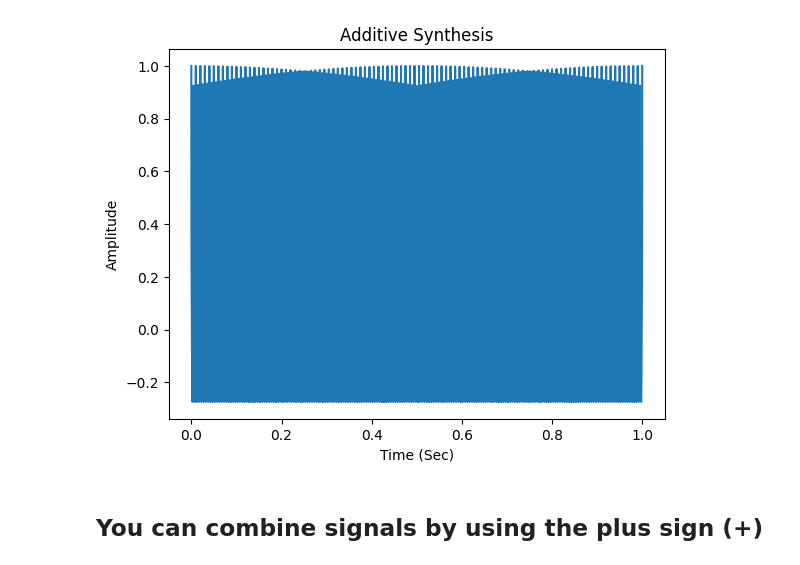
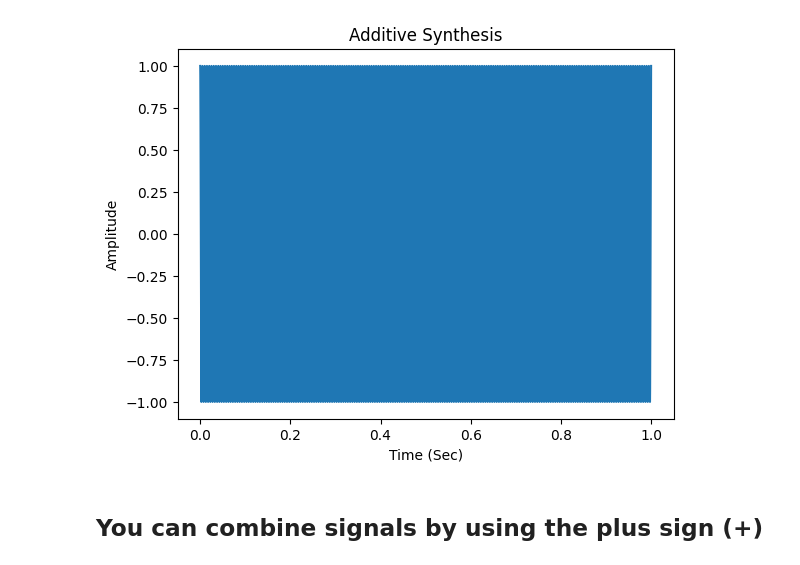
Before and after one commit to jcdevaney/musicComputing2026, a Jupyter notebook: week6/additiveSynthesis.ipynb, the cells around one changed output. Drawn from its saved outputs; the diff is of its cells as text; code cells hidden in the pictures.

```diff
--- a/week6/additiveSynthesis.ipynb
+++ b/week6/additiveSynthesis.ipynb
@@ -9,6 +9,7 @@ def additiveSynthesis(samplingRate,frequency,numHarmonics,seqHarm,ampExponent):
 
     # generate list of harmonics
     harmonics = np.arange(1,numHarmonics+1,seqHarm)
+    harmonics = harmonics[1:-1]
 
     # create a time series from 0 to 1 the inputted length
     timeSeries = np.linspace(0, 1, samplingRate)
@@ -35,8 +36,8 @@ def additiveSynthesis(samplingRate,frequency,numHarmonics,seqHarm,ampExponent):
 # %%
 samplingRate = 44100
 frequency = 100
-numHarmonics = 100
-waveType = 'sawtooth'
+numHarmonics = 20
+waveType = 'sine'
 
 # if, elif (else if) and else can be used to evaluate the contents of a variable
 if waveType == 'sawtooth':
@@ -54,8 +55,6 @@ else:
     ampExponent = 1
 
 signal = additiveSynthesis(samplingRate,frequency,numHarmonics,seqHarm,ampExponent)
-
-# play signal
 IPython.display.Audio(data=signal, rate=samplingRate)
 # %% [output]
 [interactive output not drawn]
@@ -63,33 +62,33 @@ IPython.display.Audio(data=signal, rate=samplingRate)
 # %%
 samplingRate = 44100
 frequency = 200
-numHarmonics = 100
-waveType = 'sawtooth'
+numHarmonics = 200
+waveType = 'sine'
 
 # if, elif (else if) and else can be used to evaluate the contents of a variable
 if waveType == 'sawtooth':
     lowestHarm = 1
     seqHarm = 1
     ampExponent = 1
 elif waveType == 'square':
     lowestHarm = 1
     seqHarm = 2
     ampExponent = 1
 elif waveType == 'triangle':
     lowestHarm = 1
     seqHarm = 2
     ampExponent = 2
 else:
     lowestHarm = 1
     numHarmonics = 1
     seqHarm = 1
     ampExponent = 1
 
 signal2 = additiveSynthesis(samplingRate,frequency,numHarmonics,seqHarm,ampExponent)
 IPython.display.Audio(data=signal2, rate=samplingRate)
 # %% [output]
 [interactive output not drawn]
-[figure, old version]
+[figure, new version]
 # %% [markdown]
 ## You can combine signals by using the plus sign (+)
 # %%
```
Also changed, not shown: parts of 2 cells of this notebook.
